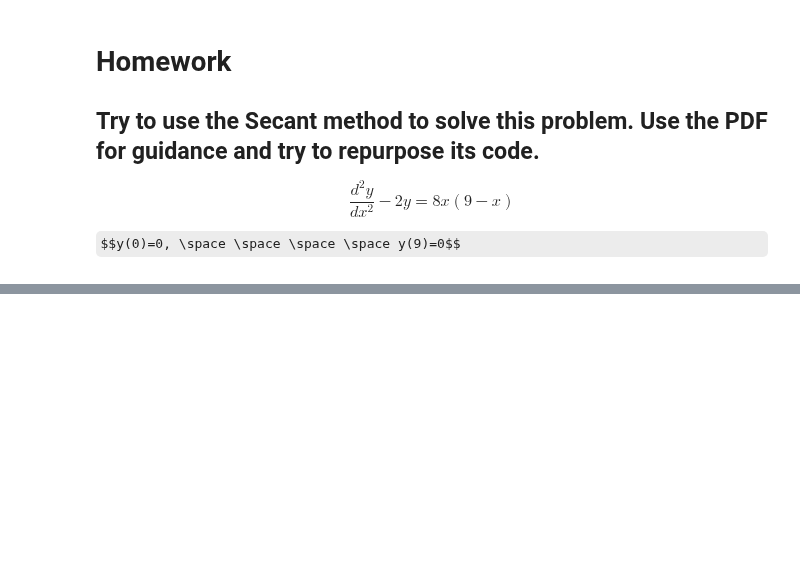
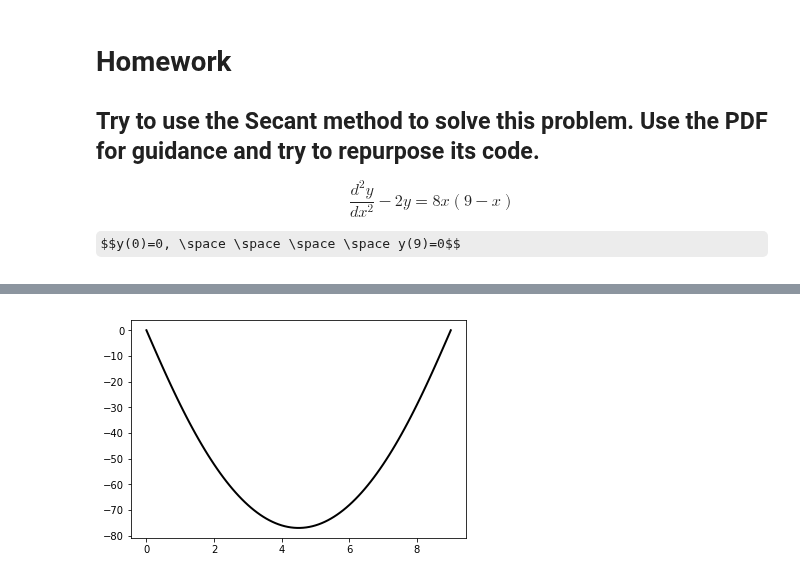
Before and after one commit to bkearse/Pete3061, a Jupyter notebook: PETE3061_Lab#6.ipynb, the cells around one changed output, grey strips where cells are left out. Saved outputs shown, nothing was run; the diff lists cells and outputs as text; code cells hidden in the pictures; some formulas as TeX source; blank space fills up the shorter version.

```diff
--- a/PETE3061_Lab#6.ipynb
+++ b/PETE3061_Lab#6.ipynb
@@ -368,11 +368,12 @@ import numpy as np
 from scipy.integrate import odeint
 from matplotlib import pyplot as plt
 
-# y'' +4y = -9sin(x), y(0) = 1., y(3*pi/4.) = -(1.+3*sqrt(2))/2., y'(0) = -2 # Exact Solution: y(x) = cos(2x) + (1/2)sin(2x) - 3sin(x)
+# y'' +4y = -9sin(x), y(0) = 1., y(3*pi/4.) = -(1.+3*sqrt(2))/2., y'(0) = -2
+# Exact Solution: y(x) = cos(2x) + (1/2)sin(2x) - 3sin(x)
 
 def find_t(f,a,b,alpha,beta,t0,t1,maxI):
-    sol1 = 0
-    i=0
+    sol1 = 1
+    i = 0
     while abs(sol1-beta) > 10**-8 and i < maxI:
         sol0 = odeint(f,np.array([alpha,t0]), [a,b],atol=1e-10)[1,0]
         sol1 = odeint(f,np.array([alpha,t1]), [a,b],atol=1e-10)[1,0]
@@ -381,7 +382,7 @@ def find_t(f,a,b,alpha,beta,t0,t1,maxI):
         t1 = t2
         i = i+1
     if i == maxI:
-        print 't not found'
+        print ('t not found')
     return t2
 
 def solveSecant(f,X,a,b,alpha,beta,t0,t1,maxI):
@@ -392,8 +393,8 @@ def solveSecant(f,X,a,b,alpha,beta,t0,t1,maxI):
 def ode(y,x):
     return np.array([y[1], 2*y[0]+8*x*(9-x)])
 
-X= np.linspace(0,9)
-Y = solveSecant(ode,X,0,9,1)
+X= np.linspace(0,9,100)
+Y = solveSecant(ode,X,0,9,0,0,-1,1,40)
 
 plt.plot(X,Y,'-k',linewidth=2)
 plt.show()
@@ -401,0 +402 @@ SyntaxError: Missing parentheses in call to 'print'. Did you mean print('t not f
+[figure, added]
```
Also changed, not shown: parts of 1 cell of this notebook.
